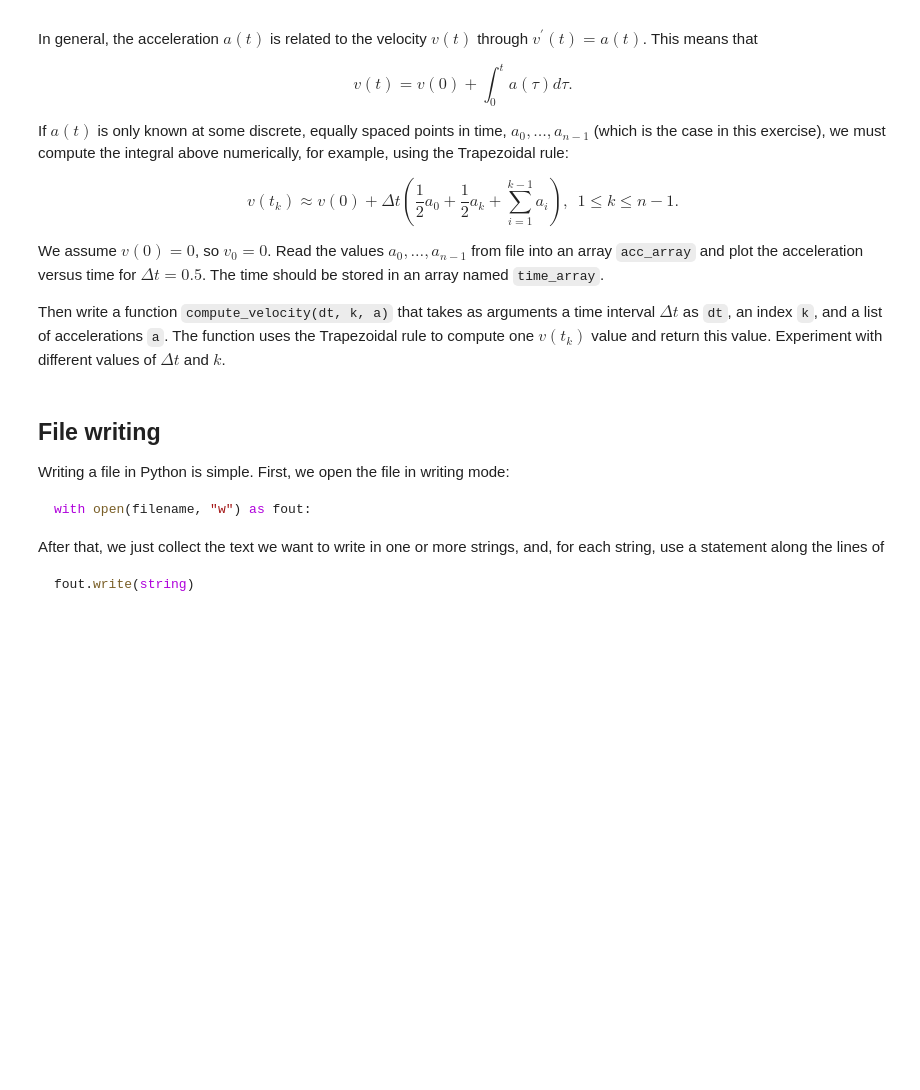
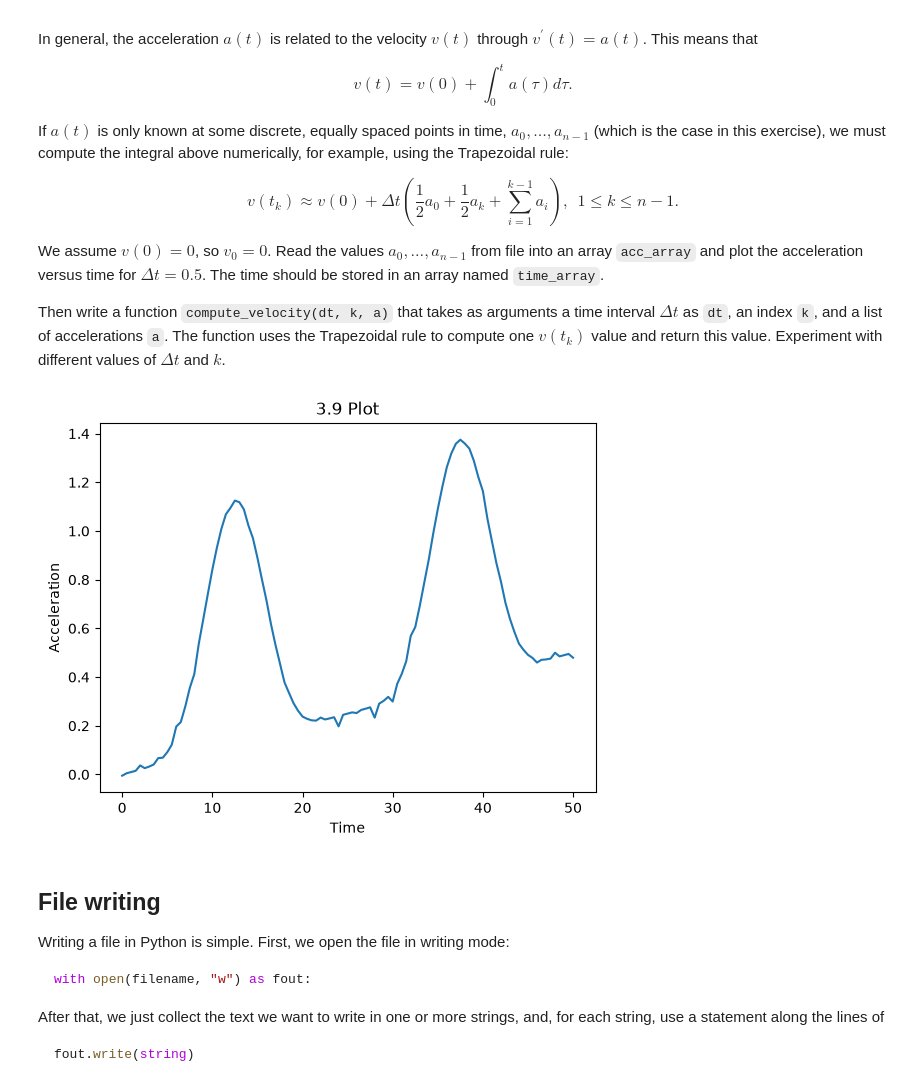
Before and after one commit to ada-3d6772f802/introduction-to-python, a Jupyter notebook: lecture3/lecture3.ipynb, the cells around one changed output. Cells and saved outputs as stored; diff of their text form; code cells hidden in the pictures; blank space fills up the shorter version.

```diff
--- a/lecture3/lecture3.ipynb
+++ b/lecture3/lecture3.ipynb
@@ -756,3 +743,27 @@ Then write a function `compute_velocity(dt, k, a)` that takes as arguments a tim
+# %%
+# Uncomment and modify the following code. Do not change variable names for testing purposes.
+
+def compute_velocity(dt, k, a):
+    return dt * (0.5 * a[0] + 0.5 * a[k] + sum(a[1:k]))
+
+acc = []
+
+with open("data/acc.dat", "r") as file:
+    for line in file:
+        acc.append(float(line))
+
+acc_array = np.array(acc)
+n = len(acc_array)
+
+time_array = np.linspace(0, (n-1) * 0.5, n)
+
+plt.plot(time_array, acc_array)
+plt.xlabel("Time")
+plt.ylabel("Acceleration")
+plt.title("3.9 Plot")
+plt.show()
+# %% [output]
+[figure, added]
 # %%
 import numbers
 import numpy as np
```
Also changed, not shown: parts of 9 cells of this notebook.
